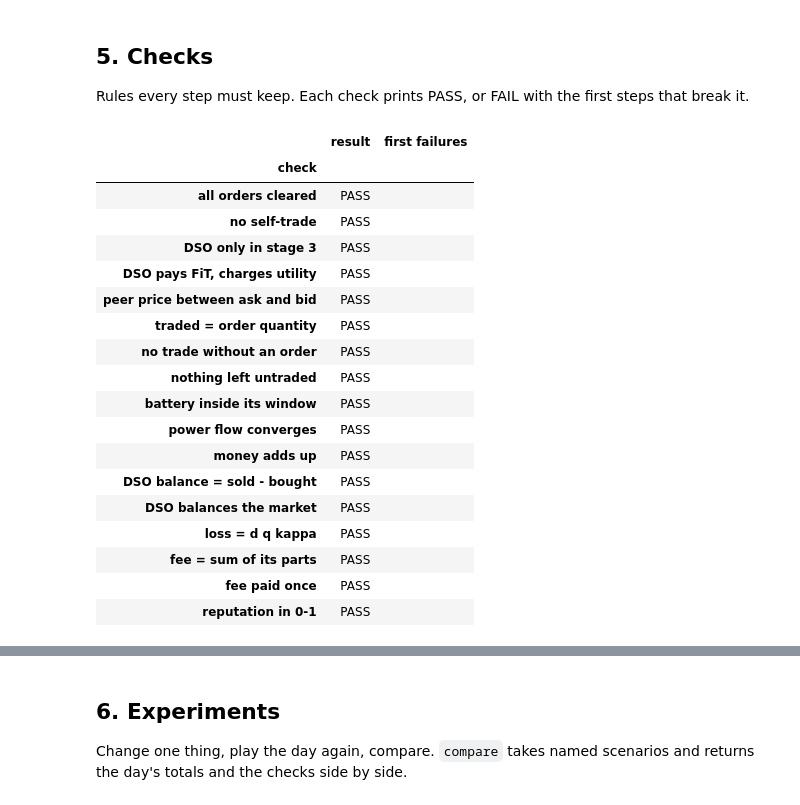
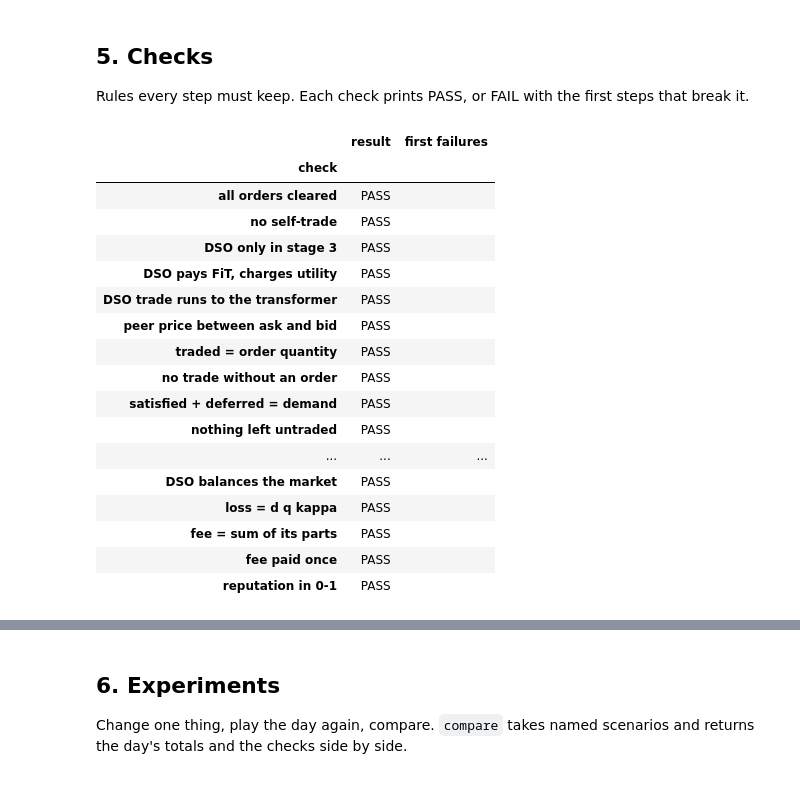
Before and after one commit to KevinRapo/P2P-thesis, a Jupyter notebook: notebooks/validate_market.ipynb, the cells around one changed output, grey strips where cells are left out. Saved outputs shown, nothing was run; the diff lists cells and outputs as text; code cells hidden in the pictures.

```diff
--- a/notebooks/validate_market.ipynb
+++ b/notebooks/validate_market.ipynb
@@ -444,6 +446,8 @@ def check_day(scenario: Scenario, records: list[StepRecord]) -> pd.DataFrame:
     fit, utility = scenario.dso.feed_in_tariff, scenario.dso.utility_price
     kappa = scenario.dso.loss_factor
     batteries = {p.id: p.battery for p in scenario.participants}
+    grid = SimBenchGrid(scenario.grid, {})
+    buses = {p.id: p.bus for p in scenario.participants}
     failures: dict[str, list[str]] = {}
 
     def fail(name: str, step: int, text: str) -> None:
@@ -465,6 +469,12 @@ def check_day(scenario: Scenario, records: list[StepRecord]) -> pd.DataFrame:
                 want = fit if t.buyer_id == DSO_ID else utility
                 if abs(t.price - want) > TOL:
                     fail("DSO pays FiT, charges utility", r.step, f"{t.price}")
+                # Its energy runs between the participant and the transformer.
+                pid = t.seller_id if t.buyer_id == DSO_ID else t.buyer_id
+                km = grid.path_upstream(buses[pid]).distance_km
+                if abs(t.distance - km) > TOL or t.fee_parts.zone:
+                    fail("DSO trade runs to the transformer", r.step,
+                         f"{pid} {t.distance:.4f} km, zone {t.fee_parts.zone}")
             else:
                 ask, bid = orders[t.seller_id].price, orders[t.buyer_id].price
                 if not ask - TOL <= t.price <= bid + TOL:
@@ -480,6 +490,11 @@ def check_day(scenario: Scenario, records: list[StepRecord]) -> pd.DataFrame:
         for pid, out in r.participants.items():
             if pid not in orders and (out.bought_kwh or out.sold_kwh):
                 fail("no trade without an order", r.step, pid)
+            # Demand is satisfied or deferred, never both ways at once.
+            if (abs(out.satisfied_demand_kwh + out.deferred_demand_kwh
+                    - out.demand_kwh) > TOL
+                    or out.deferred_demand_kwh * out.deferred_supply_kwh > TOL):
+                fail("satisfied + deferred = demand", r.step, pid)
             # The battery and the trades cover the participant's net position.
             if abs(out.external_kwh) > TOL:
                 fail("nothing left untraded", r.step,
@@ -504,7 +519,7 @@ def check_day(scenario: Scenario, records: list[StepRecord]) -> pd.DataFrame:
             fail("DSO balances the market", r.step,
                  f"DSO {r.dso.balance_kwh:.4f}, B_grid {r.grid_balance_kwh:.4f}")
         for t in r.trades:
-            # Eq. 18: l = d · q · κ; nothing with the DSO.
+            # Eq. 18: l = d · q · κ, with the DSO too.
             if abs(t.transmission_loss - t.distance * t.quantity * kappa) > TOL:
                 fail("loss = d q kappa", r.step, f"{t.seller_id}->{t.buyer_id}")
             if abs(t.fees - t.fee_parts.total) > TOL:
@@ -517,42 +532,43 @@ def check_day(scenario: Scenario, records: list[StepRecord]) -> pd.DataFrame:
                 fail("reputation in 0-1", r.step, f"{pid} {u.reputation:.3f}")
 
     names = [
         "all orders cleared", "no self-trade", "DSO only in stage 3",
-        "DSO pays FiT, charges utility", "peer price between ask and bid",
+        "DSO pays FiT, charges utility", "DSO trade runs to the transformer",
+        "peer price between ask and bid",
         "traded = order quantity", "no trade without an order",
+        "satisfied + deferred = demand",
         "nothing left untraded", "battery inside its window", "power flow converges",
         "money adds up", "DSO balance = sold - bought", "DSO balances the market",
         "loss = d q kappa", "fee = sum of its parts", "fee paid once",
         "reputation in 0-1",
     ]
     return pd.DataFrame(
         [
             {
                 "check": n,
                 "result": "FAIL" if n in failures else "PASS",
                 "first failures": "; ".join(failures.get(n, [])[:3]),
             }
             for n in names
         ]
     ).set_index("check")
 
 
 check_day(scenario, records)
 # %% [output]
 |  | result | first failures |
 | check |  |  |
 | all orders cleared | PASS |  |
 | no self-trade | PASS |  |
 | DSO only in stage 3 | PASS |  |
 | DSO pays FiT, charges utility | PASS |  |
+| DSO trade runs to the transformer | PASS |  |
 | peer price between ask and bid | PASS |  |
 | traded = order quantity | PASS |  |
 | no trade without an order | PASS |  |
+| satisfied + deferred = demand | PASS |  |
 | nothing left untraded | PASS |  |
-| battery inside its window | PASS |  |
-| power flow converges | PASS |  |
-| money adds up | PASS |  |
-| DSO balance = sold - bought | PASS |  |
+| ... | ... | ... |
 | DSO balances the market | PASS |  |
 | loss = d q kappa | PASS |  |
 | fee = sum of its parts | PASS |  |
```
Also changed, not shown: parts of 8 cells of this notebook, 6 other files.
